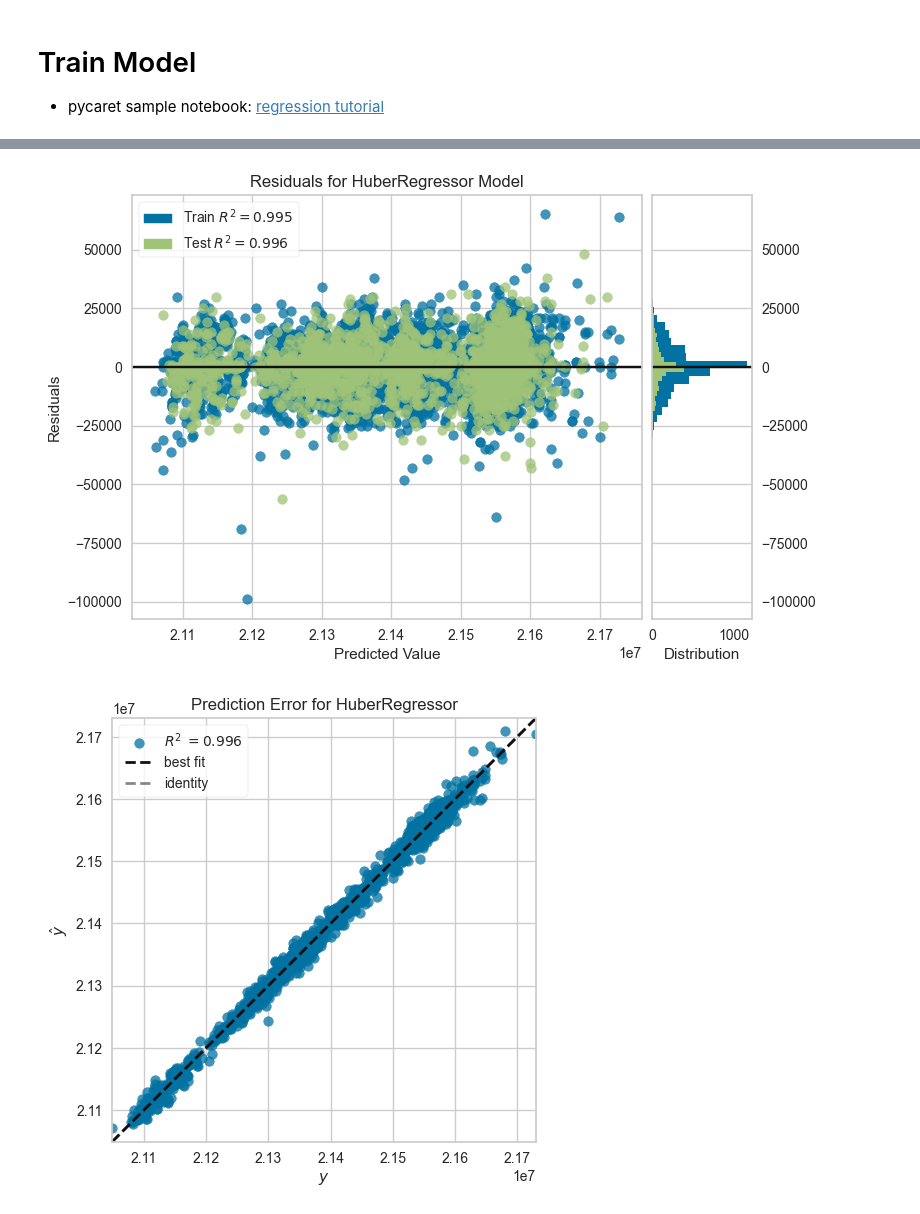
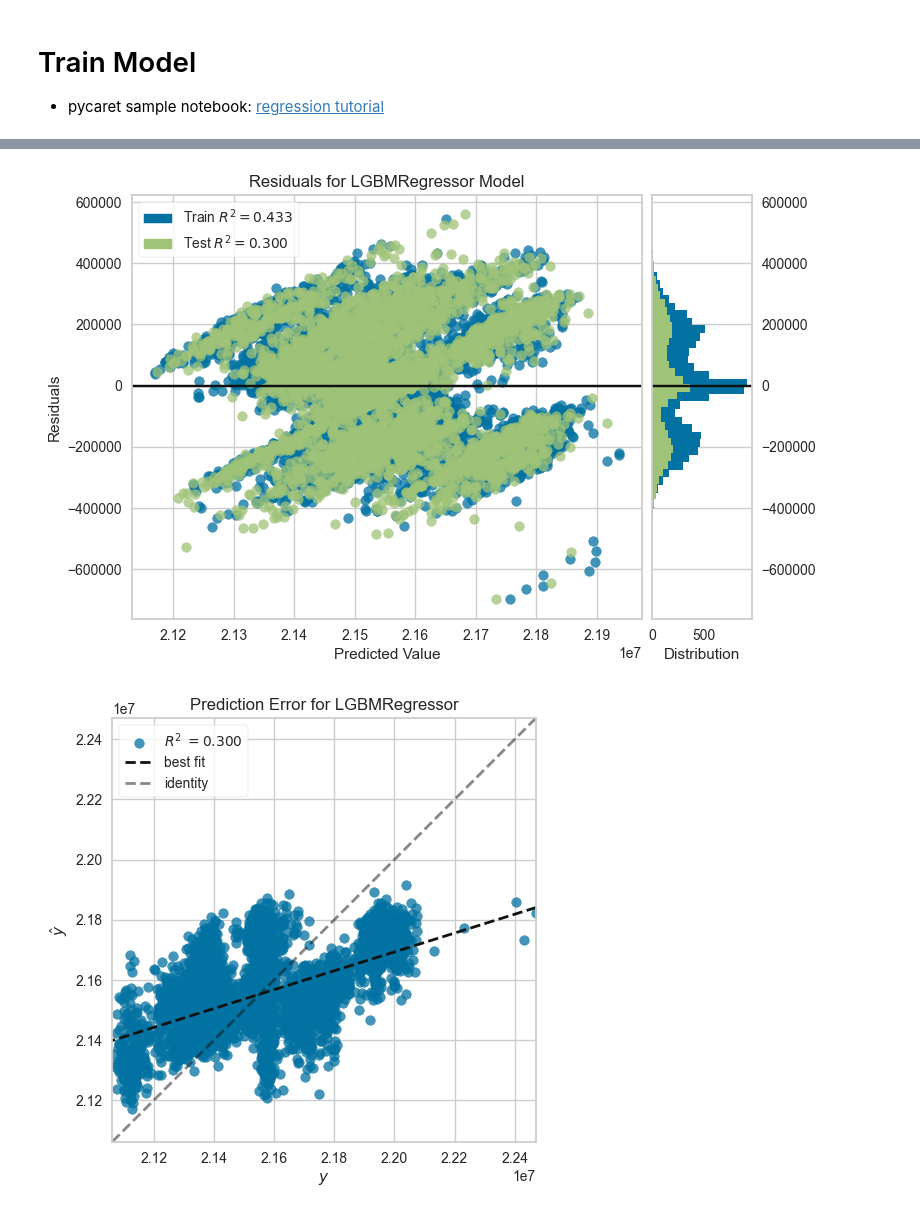
Before and after one commit to lhb0803/DE-study, a Jupyter notebook: modeling/automl.ipynb, the cells around one changed output, grey strips where cells are left out. Cells and saved outputs as stored; diff of their text form; code cells hidden in the pictures.

```diff
--- a/modeling/automl.ipynb
+++ b/modeling/automl.ipynb
@@ -155,0 +148,2 @@ huber = create_model('huber')
+# %%
+lgbm = create_model('lightgbm')
@@ -155,0 +165,2 @@ huber = create_model('huber')
+# %%
+tuned_lgbm = tune_model(lgbm)
@@ -156,9 +182,9 @@ huber = create_model('huber')
 # %%
-plot_model(huber)
+plot_model(tuned_lgbm)
 # %% [output]
-[figure, old version]
+[figure, new version]
 # %%
-plot_model(huber, plot = 'error')
+plot_model(tuned_lgbm, plot = 'error')
 # %% [output]
-[figure, old version]
+[figure, new version]
 # %%
```
Also changed, not shown: parts of 15 cells of this notebook.
